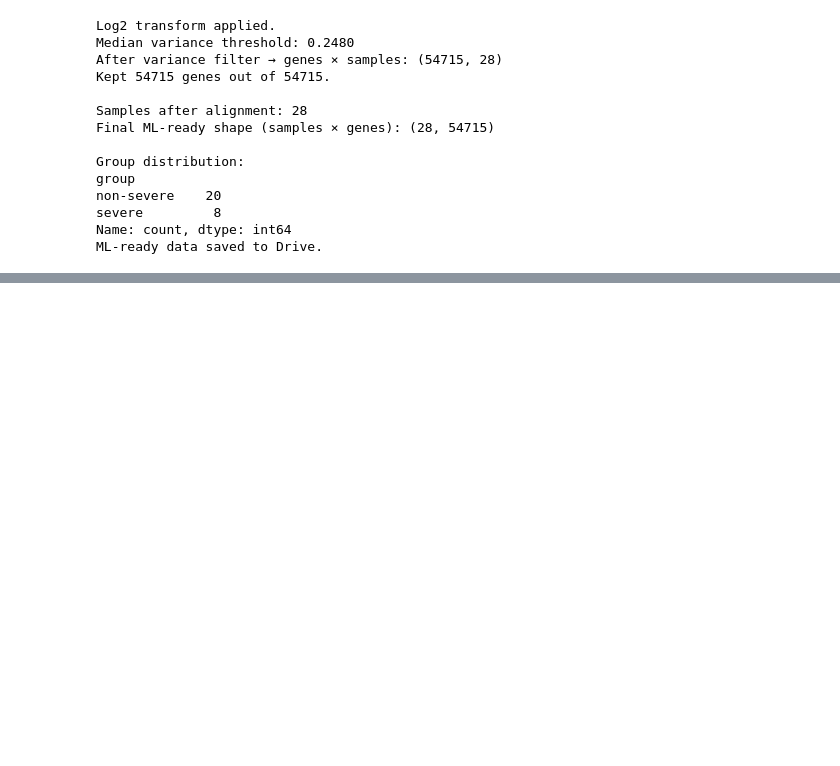
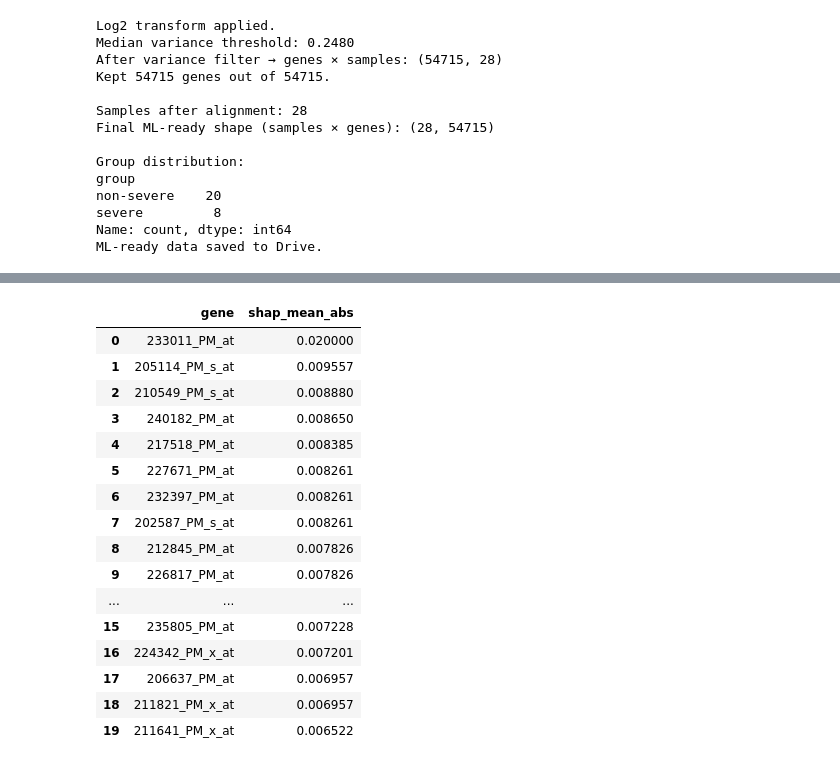
Before and after one commit to borhanur-rahman/AI_Assignments, a Jupyter notebook: Dengu_Biomarker_Discovery.ipynb, the cells around one changed output, grey strips where cells are left out. Cells and saved outputs as stored; diff of their text form; code cells hidden in the pictures; blank space fills up the shorter version.

```diff
--- a/Dengu_Biomarker_Discovery.ipynb
+++ b/Dengu_Biomarker_Discovery.ipynb
@@ -578,0 +622,79 @@ weighted avg       0.83      0.75      0.73         8
+# %%
+# ------------------------------
+# 6️⃣ Predict Novel Biomarkers with SHAP (on Best Model: Random Forest)
+# ------------------------------
+
+import shap
+import pandas as pd
+import numpy as np
+
+# Use the trained Random Forest model
+best_model = models['Random Forest']
+
+print("Number of genes used:", len(top_genes))
+
+# Convert to DataFrame (SHAP prefers feature names)
+X_test_used = pd.DataFrame(X_test, columns=top_genes)
+
+print("Computing SHAP values on test set...")
+
+# TreeExplainer (best for Random Forest)
+explainer = shap.TreeExplainer(best_model)
+
+shap_values = explainer.shap_values(X_test_used)
+
+# ------------------------------
+# 🔥 Handle all possible SHAP formats safely
+# ------------------------------
+
+# Case 1️⃣: Old versions → list of arrays [class0, class1]
+if isinstance(shap_values, list):
+    shap_positive = shap_values[1]   # class 1 (severe dengue)
+
+# Case 2️⃣: New versions → 3D array (n_samples, n_features, n_classes)
+elif isinstance(shap_values, np.ndarray) and shap_values.ndim == 3:
+    shap_positive = shap_values[:, :, 1]  # select class 1
+
+# Case 3️⃣: Already 2D (n_samples, n_features)
+else:
+    shap_positive = shap_values
+
+print("SHAP values shape (positive class):", shap_positive.shape)
+
+# ------------------------------
+# Compute Mean |SHAP| per gene
+# ------------------------------
+
+shap_abs_mean = np.abs(shap_positive).mean(axis=0)
+
+print("Length of top_genes:", len(top_genes))
+print("Length of SHAP mean:", len(shap_abs_mean))
+
+# ------------------------------
+# Build Importance DataFrame
+# ------------------------------
+
+shap_importance = pd.DataFrame({
+    'gene': top_genes,
+    'shap_mean_abs': shap_abs_mean
+})
+
+shap_importance = shap_importance.sort_values(
+    'shap_mean_abs',
+    ascending=False
+).reset_index(drop=True)
+
+print("\nTop 20 Novel Biomarker Candidates (by SHAP importance for severe dengue prediction):")
+display(shap_importance.head(20))
+
+# ------------------------------
+# Save Top 100
+# ------------------------------
+
+shap_importance.head(100).to_csv(
+    '/content/drive/MyDrive/BioResearch/dengue_novel_biomarkers_SHAP_RF.csv',
+    index=False
+)
+
+print("Top 100 SHAP-based biomarkers saved to Drive.")
+# %% [output]
@@ -578,0 +708,17 @@ weighted avg       0.83      0.75      0.73         8
+|  | gene | shap_mean_abs |
+| 0 | 233011_PM_at | 0.020000 |
+| 1 | 205114_PM_s_at | 0.009557 |
+| 2 | 210549_PM_s_at | 0.008880 |
+| 3 | 240182_PM_at | 0.008650 |
+| 4 | 217518_PM_at | 0.008385 |
+| 5 | 227671_PM_at | 0.008261 |
+| 6 | 232397_PM_at | 0.008261 |
+| 7 | 202587_PM_s_at | 0.008261 |
+| 8 | 212845_PM_at | 0.007826 |
+| 9 | 226817_PM_at | 0.007826 |
+| ... | ... | ... |
+| 15 | 235805_PM_at | 0.007228 |
+| 16 | 224342_PM_x_at | 0.007201 |
+| 17 | 206637_PM_at | 0.006957 |
+| 18 | 211821_PM_x_at | 0.006957 |
+| 19 | 211641_PM_x_at | 0.006522 |
```
Also changed, not shown: parts of 6 cells of this notebook.
